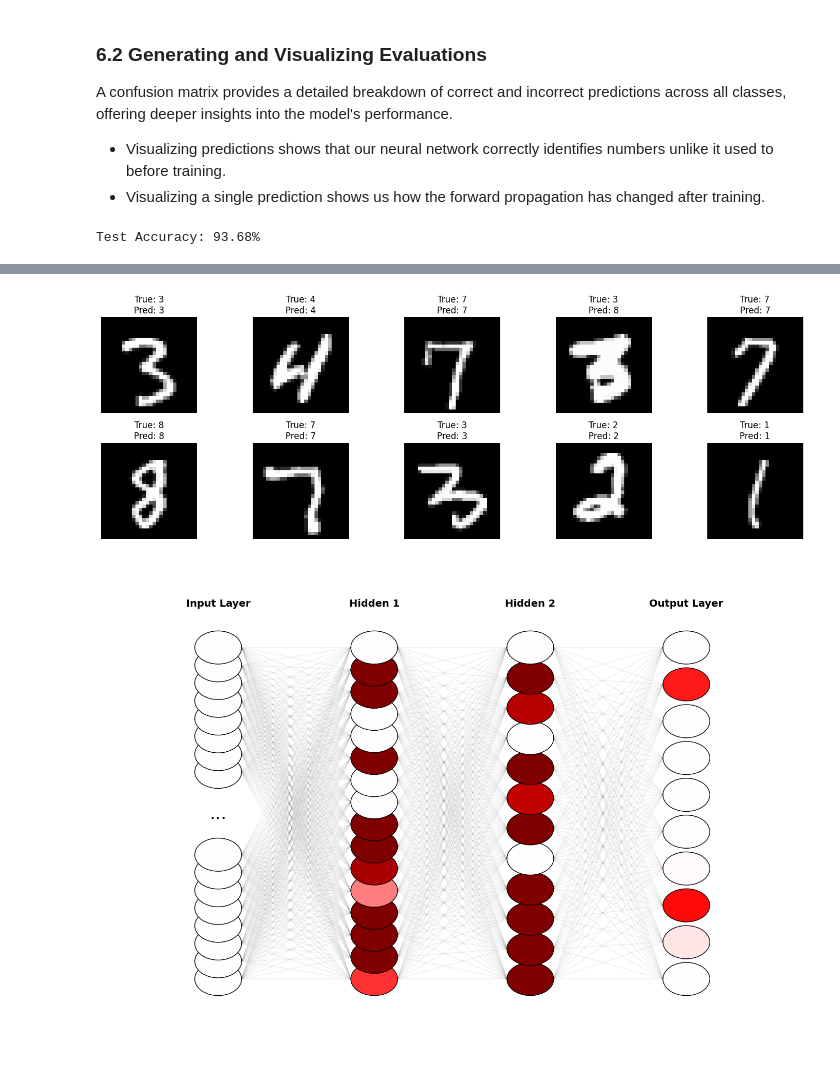
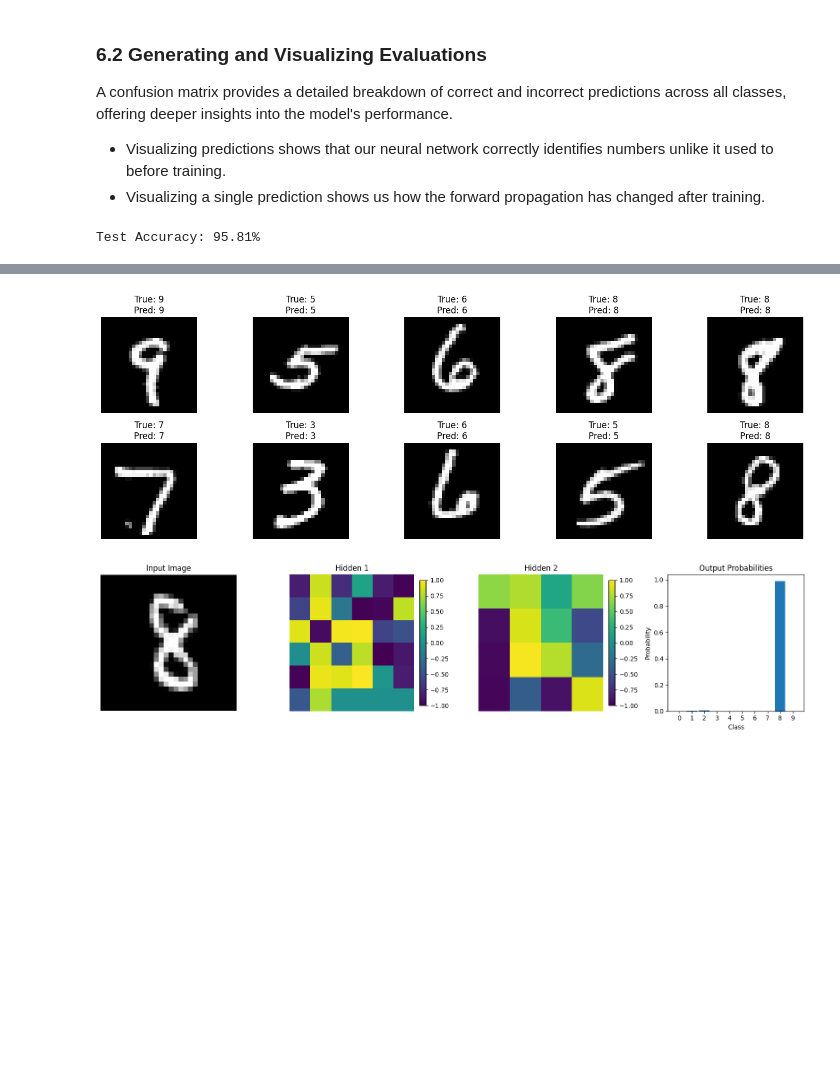
Before and after one commit to dinosaur-oatmeal/MNIST-Walkthrough, a Jupyter notebook: MNIST-Walkthrough.ipynb, the cells around one changed output, grey strips where cells are left out. Cells and saved outputs as stored; diff of their text form; code cells hidden in the pictures; blank space fills up the shorter version.

```diff
--- a/MNIST-Walkthrough.ipynb
+++ b/MNIST-Walkthrough.ipynb
@@ -539,24 +631,23 @@ $$ L = - \frac{1}{m}\sum_{i = 1}^m \log A_{y^{(i)}, i}^{[L]} $$
 def compute_loss(aL, y):
     """
     Arguments:
-    aL -- numpy array of shape (num_classes, m), output of the softmax layer
-    y -- numpy array of shape (m,), true labels for each example
+    aL -- numpy array of shape (num_classes, m), softmax probabilities for each class
+    y -- numpy array of shape (m,), true class indices for each example
 
     Returns:
-    loss -- cross-entropy loss
+    loss -- scalar, the average cross-entropy loss
     """
+    m = y.shape[0]  # Number of examples
 
-    m = y.shape[0]  # Number of samples
-
-    # Clip predictions to prevent log(0) errors
+    # Avoid log(0) by clipping values
     epsilon = 1e-15
     aL_clipped = np.clip(aL, epsilon, 1 - epsilon)
 
-    # Compute log of predicted probabilities for the true class
-    log_probs = -np.log(aL_clipped[y, np.arange(m)])
+    # Extract the predicted probabilities for the correct classes
+    correct_log_probs = -np.log(aL_clipped[y, np.arange(m)])
 
-    # Compute average cross-entropy loss
-    loss = np.sum(log_probs) / m
+    # Compute average loss
+    loss = np.mean(correct_log_probs)
 
     return loss
 # %% [markdown]
@@ -605,8 +698,8 @@ def forward_propagation(x, weights, biases):
         z = np.dot(weights[i], activations[-1]) + biases[i]
         zs.append(z)  # Store Z
 
-        # Activation step using ReLU for hidden layers
-        a = relu(z)
+        # Activation step using Tanh for hidden layers
+        a = tanh(z)
         activations.append(a)
 
     # Forward propagation through the output layer
@@ -1237,7 +1270,7 @@ weights, biases = initialize_parameters(layer_dims)
 # Set hyperparameters
 learning_rate = 0.01
 num_epochs = 10
-batch_size = 64
+batch_size = 16
 
 # Print network summary
 print("Neural Network Configuration:")
@@ -1249,7 +1282,7 @@ for i in range(len(layer_dims) - 1):
     print(f"Layer {i+1} ({layer_dims[i]}) -> Layer {i+2} ({layer_dims[i+1]}): ")
     print(f"Weights shape: {weights[i].shape}, Biases shape: {biases[i].shape}")
 
-print(f"Activation function: ReLU")
+print(f"Activation function: Tanh")
 print(f"Learning rate: {learning_rate}")
 print(f"Number of epochs: {num_epochs}")
 print("-" * 30)
@@ -1289,9 +1322,6 @@ A confusion matrix provides a detailed breakdown of correct and incorrect predic
 * Visualizing predictions shows that our neural network correctly identifies numbers unlike it used to before training.
 * Visualizing a single prediction shows us how the forward propagation has changed after training.
 # %%
-from sklearn.metrics import confusion_matrix
-import seaborn as sns
-
 def plot_confusion_matrix(y_true, y_pred, classes):
 
     cm = confusion_matrix(y_true, y_pred)
@@ -1334,13 +1364,7 @@ random_index = np.random.choice(x_test.shape[1], 1, replace=False)
 # Extract the corresponding sample
 x_sample = x_test[:, random_index].reshape(-1, 1)  # Reshape to ensure it's of shape (784, 1)
 
-# Forward pass for one sample
-_, cache = forward_propagation(x_sample, weights, biases)
-
-# Activations to visualize (no gradients, just activation strength)
-activations = cache['activations']
-
-# Now draw the network with activations
-draw_neural_network_with_activations(layer_dims, activations)
+# Visualize forward propagation for the random sample
+visualize_forward_propagation(x_sample, weights, biases)
 # %% [output]
-Test Accuracy: 93.68%
+Test Accuracy: 95.81%
@@ -1348,2 +1372,2 @@ Test Accuracy: 93.68%
-[figure, old version]
+[figure, new version]
-[figure, old version]
+[figure, new version]
```
Also changed, not shown: parts of 33 cells of this notebook.
